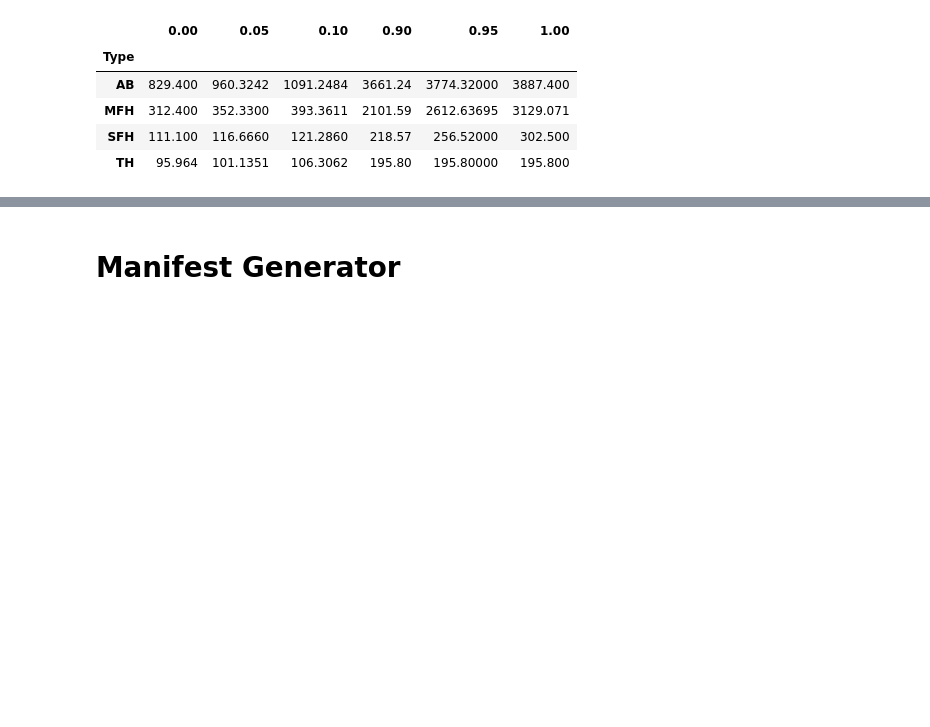
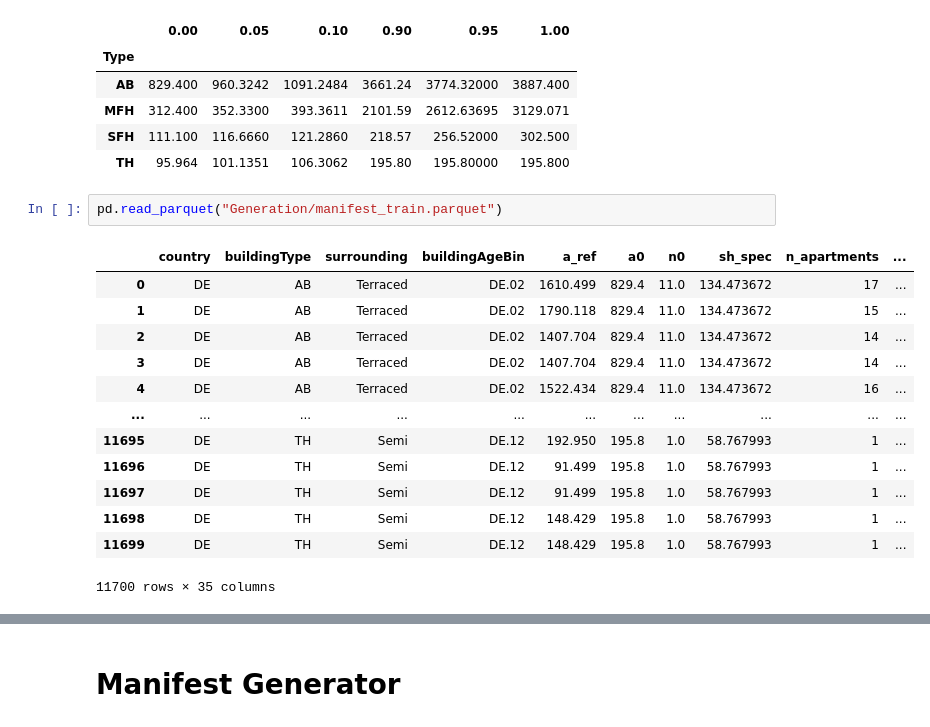
Before and after one commit to NV717/tsib_simuflex, a Jupyter notebook: Generation_Manifest.ipynb, the cells around one changed output, grey strips where cells are left out. Saved outputs shown, nothing was run; the diff lists cells and outputs as text; blank space fills up the shorter version.

```diff
--- a/Generation_Manifest.ipynb
+++ b/Generation_Manifest.ipynb
@@ -94,3 +93,19 @@ combis_df.groupby("Type")["A0"].quantile([0.0,0.05, 0.10, 0.90, 0.95,1.0]).unsta
 | MFH | 312.400 | 352.3300 | 393.3611 | 2101.59 | 2612.63695 | 3129.071 |
 | SFH | 111.100 | 116.6660 | 121.2860 | 218.57 | 256.52000 | 302.500 |
 | TH | 95.964 | 101.1351 | 106.3062 | 195.80 | 195.80000 | 195.800 |
+# %%
+pd.read_parquet("Generation/manifest_train.parquet")
+# %% [output]
+|  | country | buildingType | surrounding | buildingAgeBin | a_ref | a0 | n0 | sh_spec | n_apartments | ... |
+| 0 | DE | AB | Terraced | DE.02 | 1610.499 | 829.4 | 11.0 | 134.473672 | 17 | ... |
+| 1 | DE | AB | Terraced | DE.02 | 1790.118 | 829.4 | 11.0 | 134.473672 | 15 | ... |
+| 2 | DE | AB | Terraced | DE.02 | 1407.704 | 829.4 | 11.0 | 134.473672 | 14 | ... |
+| 3 | DE | AB | Terraced | DE.02 | 1407.704 | 829.4 | 11.0 | 134.473672 | 14 | ... |
+| 4 | DE | AB | Terraced | DE.02 | 1522.434 | 829.4 | 11.0 | 134.473672 | 16 | ... |
+| ... | ... | ... | ... | ... | ... | ... | ... | ... | ... | ... |
+| 11695 | DE | TH | Semi | DE.12 | 192.950 | 195.8 | 1.0 | 58.767993 | 1 | ... |
+| 11696 | DE | TH | Semi | DE.12 | 91.499 | 195.8 | 1.0 | 58.767993 | 1 | ... |
+| 11697 | DE | TH | Semi | DE.12 | 91.499 | 195.8 | 1.0 | 58.767993 | 1 | ... |
+| 11698 | DE | TH | Semi | DE.12 | 148.429 | 195.8 | 1.0 | 58.767993 | 1 | ... |
+| 11699 | DE | TH | Semi | DE.12 | 148.429 | 195.8 | 1.0 | 58.767993 | 1 | ... |
+11700 rows × 35 columns
```
Also changed, not shown: parts of 5 cells of this notebook, 1 other file.
